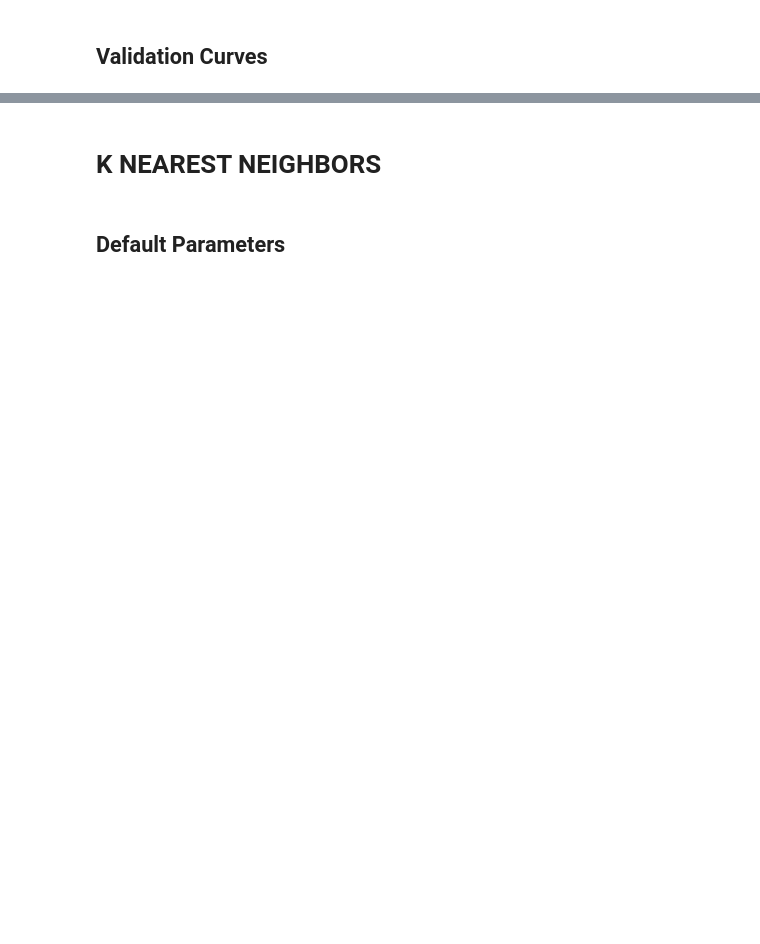
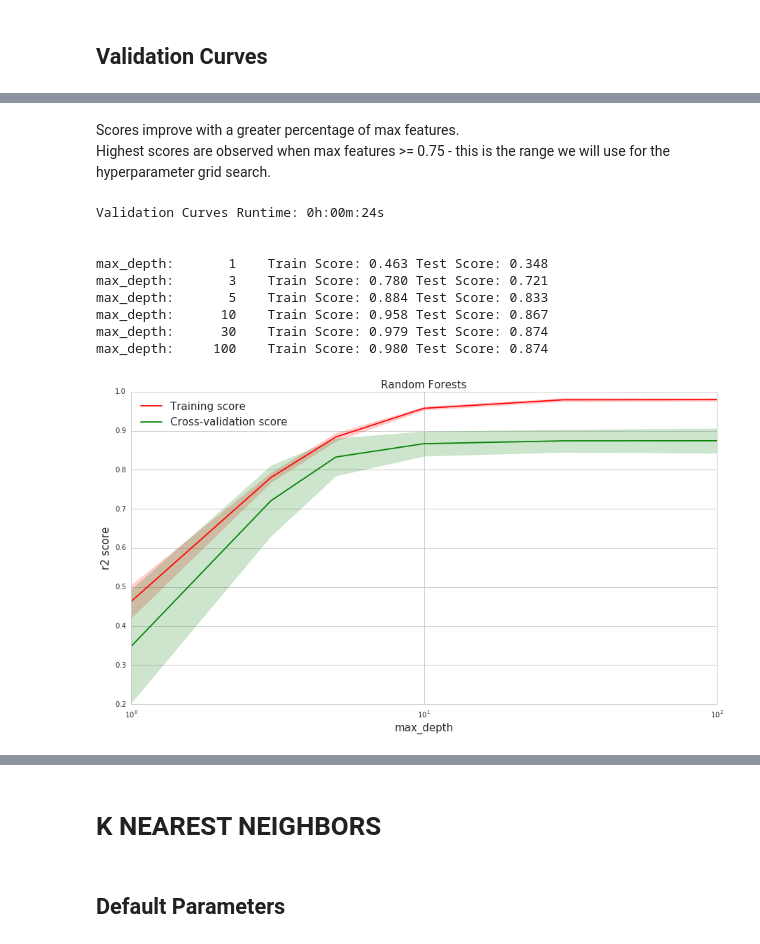
Before and after one commit to rvishakh/udacity, a Jupyter notebook: MLND/capstone/didi/implement_basic.ipynb, the cells around one changed output, grey strips where cells are left out. Cells and saved outputs as stored; diff of their text form; code cells hidden in the pictures; blank space fills up the shorter version.

```diff
--- a/MLND/capstone/didi/implement_basic.ipynb
+++ b/MLND/capstone/didi/implement_basic.ipynb
@@ -530,5 +560,19 @@ plot_validation_curve(estimator=RandomForestRegressor(), X=gX_train, y=gy_train,
+# %% [markdown]
+Scores improve with a greater percentage of max features.
+Highest scores are observed when max features >= 0.75 - this is the range we will use for the hyperparameter grid search.
 # %%
 plot_validation_curve(estimator=RandomForestRegressor(), X=gX_train, y=gy_train,
-                      param_name='max_depth', param_range=[1,3,10,30,100,300],
+                      param_name='max_depth', param_range=[1,3,5,10,30,100],
                       scoring='r2', plot_title='Random Forests', x_label='max_depth', y_label='r2 score',
                       n_jobs=-1)
+# %% [output]
+Validation Curves Runtime: 0h:00m:24s
+
+
+max_depth:       1    Train Score: 0.463 Test Score: 0.348
+max_depth:       3    Train Score: 0.780 Test Score: 0.721
+max_depth:       5    Train Score: 0.884 Test Score: 0.833
+max_depth:      10    Train Score: 0.958 Test Score: 0.867
+max_depth:      30    Train Score: 0.979 Test Score: 0.874
+max_depth:     100    Train Score: 0.980 Test Score: 0.874
+[figure, added]
```
Also changed, not shown: parts of 26 cells of this notebook.
